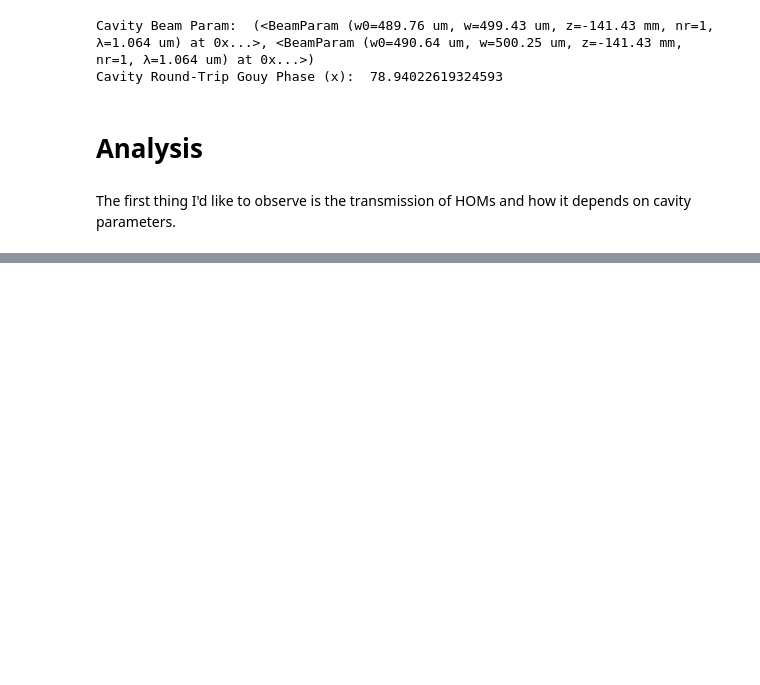
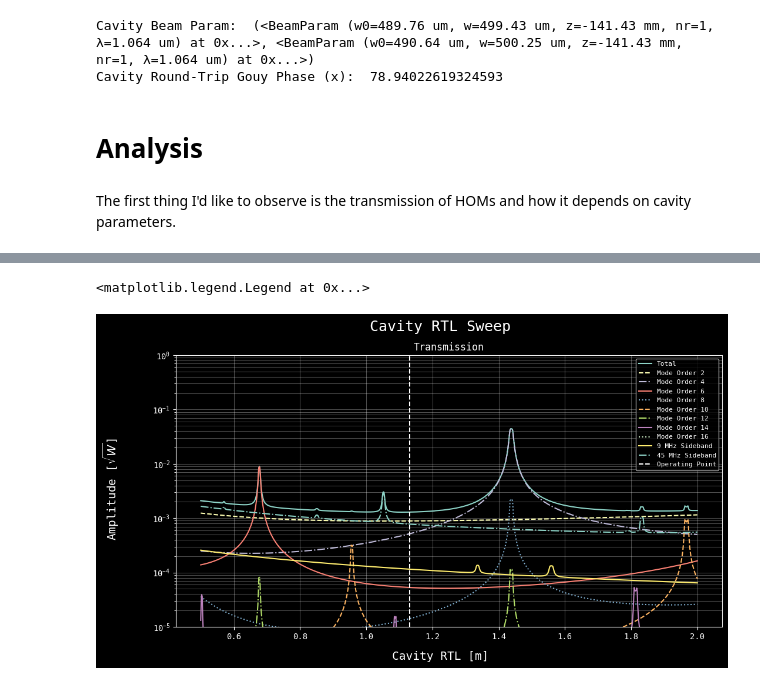
Before and after one commit to chance-jackson/ce-omc, a Jupyter notebook: aLIGO-omc/aLIGO_OMC_Sim.ipynb, the cells around one changed output, grey strips where cells are left out. Drawn from its saved outputs; the diff is of its cells as text; code cells hidden in the pictures; blank space fills up the shorter version.

```diff
--- a/aLIGO-omc/aLIGO_OMC_Sim.ipynb
+++ b/aLIGO-omc/aLIGO_OMC_Sim.ipynb
@@ -335,0 +448,40 @@ axs.legend(fontsize=8)
+# %%
+cavlen_sol = omc.run(fa.actions.Xaxis(omc.cav_len, "lin", 0.5, 2, 1000))
+# %%
+total_amp_carrier_clen = 0
+for hom in omc.homs:
+    order = hom[0] + hom[1]
+    total_amp_carrier_clen += np.abs(cavlen_sol[f"A_{hom[0]}_{hom[1]}_{0}_{order}"])**2
+total_amp_9_clen = 0
+for hom in homs_for_sidebands:
+    order = hom[0] + hom[1]
+    total_amp_9_clen += np.abs(cavlen_sol[f"A_{hom[0]}_{hom[1]}_{9}_{order}"])**2 + np.abs(cavlen_sol[f"A_{hom[0]}_{hom[1]}_neg{9}_{order}"])**2
+total_amp_45_clen = 0
+for hom in homs_for_sidebands:
+    order = hom[0] + hom[1]
+    total_amp_45_clen += np.abs(cavlen_sol[f"A_{hom[0]}_{hom[1]}_{45}_{order}"])**2 + np.abs(cavlen_sol[f"A_{hom[0]}_{hom[1]}_neg{45}_{order}"])**2
+# %%
+fig, axs = plt.subplots(ncols = 1, figsize=(12,6))
+
+axs.set_title("Transmission")
+#axs.semilogy(cavlen_sol.x1,np.sqrt(total_amp_carrier_clen + total_amp_9_clen + total_amp_45_clen),label='Total') # plot total (sqrt(square cont.))
+orders = [2,4,6,8,10,12,14,16]
+hom_amp_clen = plotting_orders(cavlen_sol, orders, omc.homs)
+axs.semilogy(cavlen_sol.x1, np.sqrt(np.sum(hom_amp_clen,axis=0) + total_amp_9_clen + total_amp_45_clen),label = 'Total')
+
+i = 0
+for hom in hom_amp_clen:
+    axs.semilogy(cavlen_sol.x1, np.sqrt(hom), label=f'Mode Order {orders[i]}',linestyle=lines[i%4])
+    i += 1
+axs.semilogy(cavlen_sol.x1, np.sqrt(total_amp_9_clen),label='9 MHz Sideband',linestyle='-')
+axs.semilogy(cavlen_sol.x1, np.sqrt(total_amp_45_clen),label='45 MHz Sideband',linestyle='-.')
+axs.axvline(omc.cav_len, 0, 1, label='Operating Point',linestyle='--')
+fig.supylabel(r'Amplitude [$\sqrt{W}$]',fontsize=14)
+fig.supxlabel('Cavity RTL [m]',fontsize=14)
+fig.suptitle('Cavity RTL Sweep',fontsize=18)
+axs.grid(which='both',alpha=0.3)
+axs.set_ylim([1e-5,1e-0])
+axs.legend(fontsize=8)
+# %% [output]
+<matplotlib.legend.Legend at 0x...>
+[figure, added]
```
Also changed, not shown: parts of 24 cells of this notebook.
